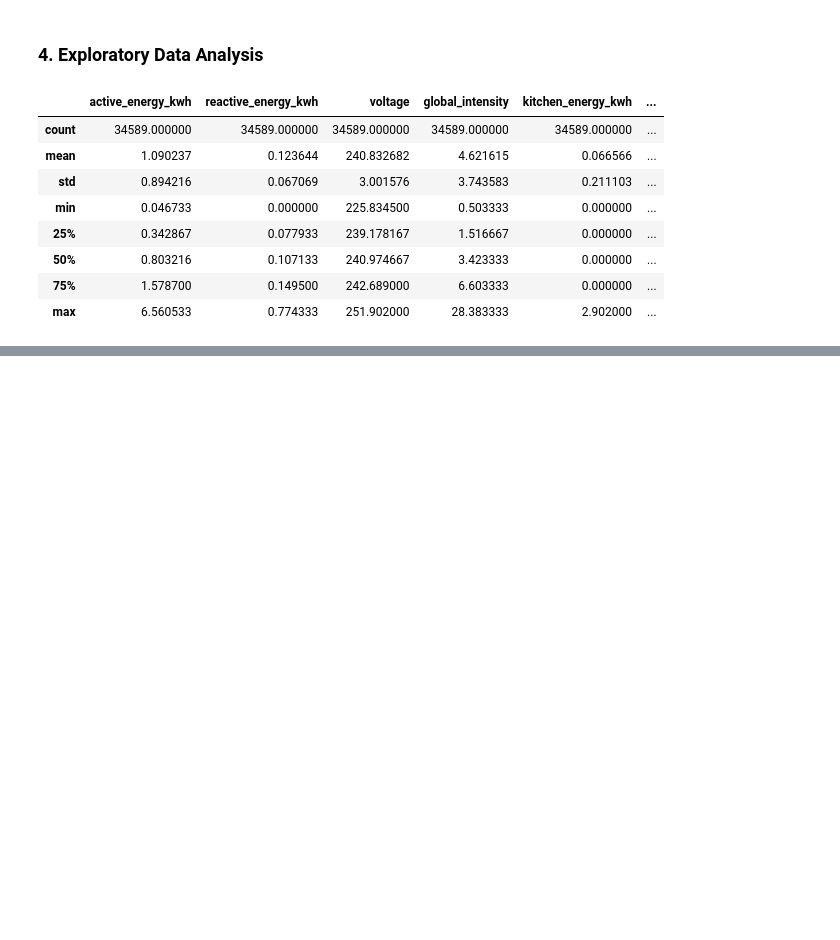
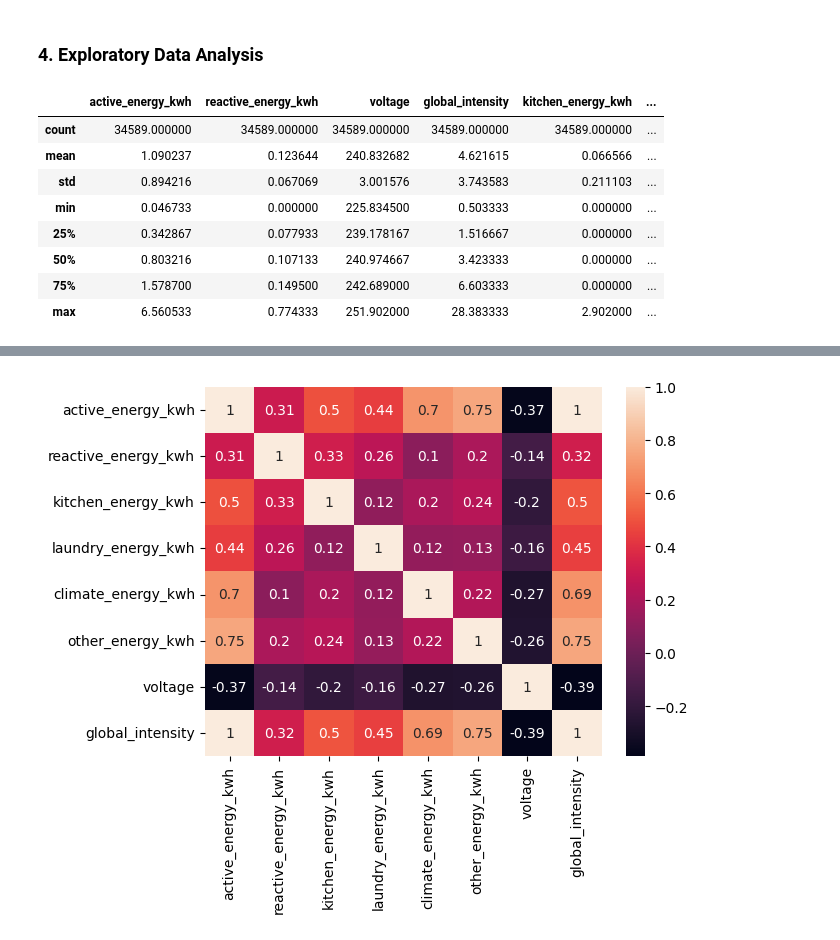
Before and after one commit to paulprataleal/flashbang, a Jupyter notebook: ML_project.ipynb, the cells around one changed output, grey strips where cells are left out. Saved outputs shown, nothing was run; the diff lists cells and outputs as text; code cells hidden in the pictures; blank space fills up the shorter version.

```diff
--- a/ML_project.ipynb
+++ b/ML_project.ipynb
@@ -427,0 +553,6 @@ for col in energy_cols:
+# %%
+# correlation heatmap
+sns.heatmap(df[energy_cols + ['voltage','global_intensity']].corr(), annot=True)
+plt.show()
+# %% [output]
+[figure, added]
```
Also changed, not shown: parts of 11 cells of this notebook.
